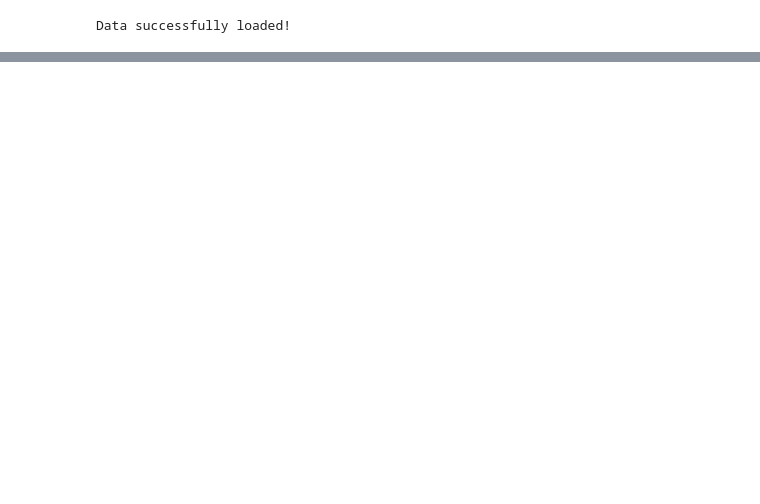
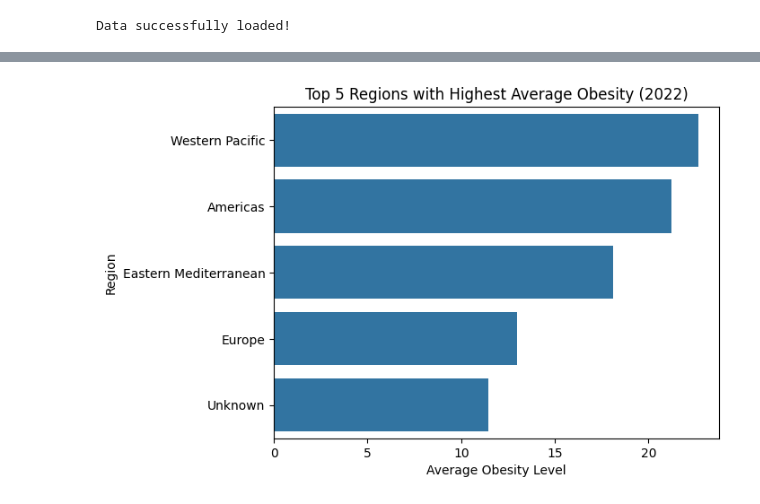
Before and after one commit to rajkumar2698/Nutrition_Paradox, a Jupyter notebook: Nutrition__Paradox.ipynb, the cells around one changed output, grey strips where cells are left out. Cells and saved outputs as stored; diff of their text form; code cells hidden in the pictures; blank space fills up the shorter version.

```diff
--- a/Nutrition__Paradox.ipynb
+++ b/Nutrition__Paradox.ipynb
@@ -635,0 +233,5 @@ ORDER BY o.age_group, o.year;
+# %%
+import sqlite3
+
+conn = sqlite3.connect("nutrition_paradox.db")
+cursor = conn.cursor()
@@ -635,0 +330,14 @@ ORDER BY o.age_group, o.year;
+# %%
+# Query 1: Top 5 regions with the highest average obesity levels in 2022
+
+q1 = """
+SELECT Region, AVG(Mean_Estimate) AS avg_obesity
+FROM obesity_powerbi
+WHERE Year = 2022
+GROUP BY Region
+ORDER BY avg_obesity DESC
+LIMIT 5;
+"""
+
+df_q1 = pd.read_sql(q1, conn)
+df_q1
@@ -635,0 +351,19 @@ ORDER BY o.age_group, o.year;
+# %%
+# Seaborn visualization for Query 1
+
+import matplotlib.pyplot as plt
+import seaborn as sns
+
+plt.figure()
+sns.barplot(
+    data=df_q1,
+    x="avg_obesity",
+    y="Region"
+)
+
+plt.xlabel("Average Obesity Level")
+plt.ylabel("Region")
+plt.title("Top 5 Regions with Highest Average Obesity (2022)")
+plt.show()
+# %% [output]
+[figure, added]
```
Also changed, not shown: parts of 83 cells of this notebook.
